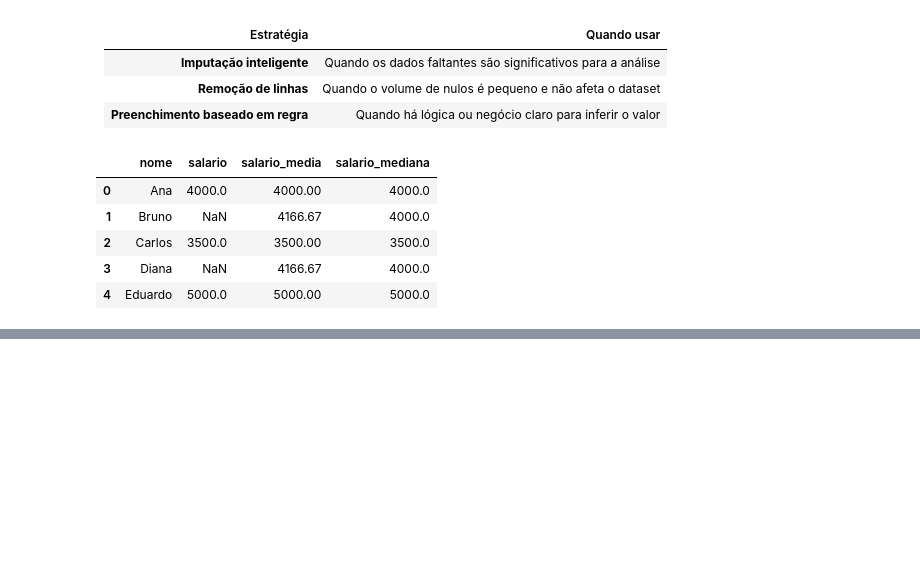
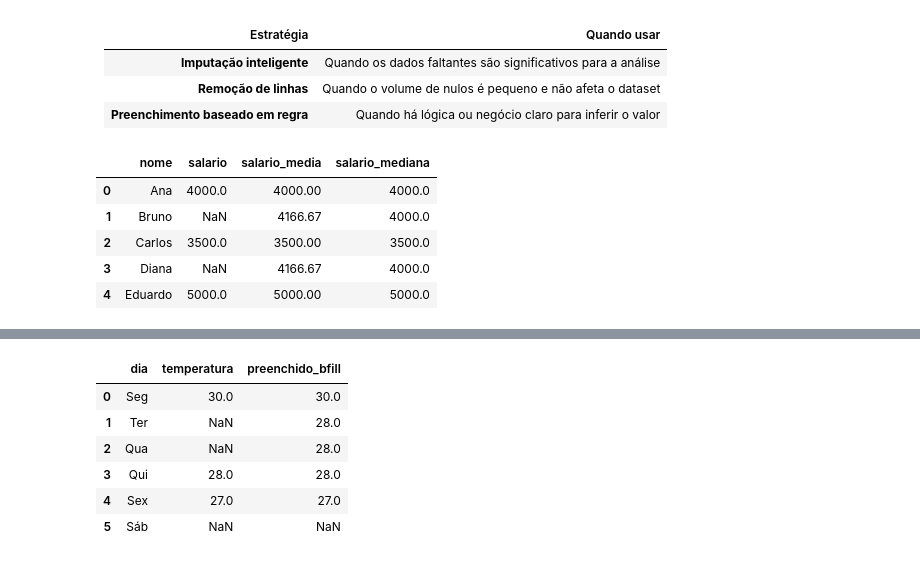
Before and after one commit to hgloor/Cursos_Alura, a Jupyter notebook: Imersão_Python_Aula_1.ipynb, the cells around one changed output, grey strips where cells are left out. Cells and saved outputs as stored; diff of their text form; code cells hidden in the pictures; blank space fills up the shorter version.

```diff
--- a/Imersão_Python_Aula_1.ipynb
+++ b/Imersão_Python_Aula_1.ipynb
@@ -334,0 +355,20 @@ df_salarios
+# %%
+# Exemplo de preenchimento com o valor posterior
+# Usar bfill (backward fill)
+
+df_temperaturas = pd.DataFrame({
+    'dia': ['Seg', 'Ter', 'Qua', 'Qui', 'Sex', 'Sáb'],
+    'temperatura': [30, np.nan, np.nan, 28, 27, np.nan]
+})
+
+df_temperaturas['preenchido_bfill'] = df_temperaturas['temperatura'].bfill()
+
+df_temperaturas
+# %% [output]
+|  | dia | temperatura | preenchido_bfill |
+| 0 | Seg | 30.0 | 30.0 |
+| 1 | Ter | NaN | 28.0 |
+| 2 | Qua | NaN | 28.0 |
+| 3 | Qui | 28.0 | 28.0 |
+| 4 | Sex | 27.0 | 27.0 |
+| 5 | Sáb | NaN | NaN |
```
Also changed, not shown: parts of 8 cells of this notebook.
